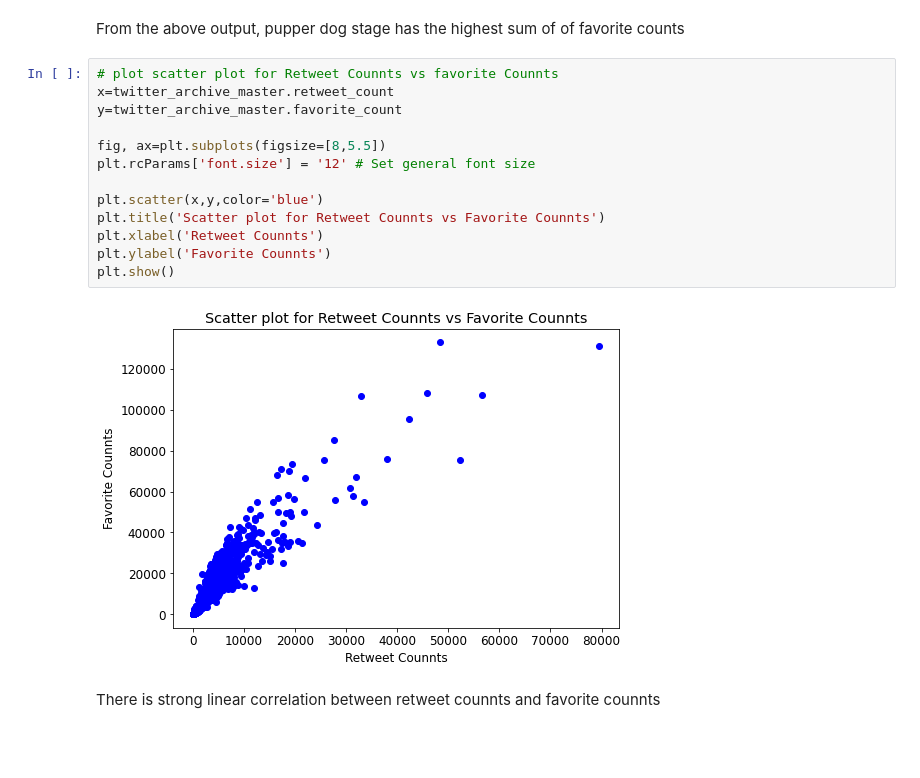
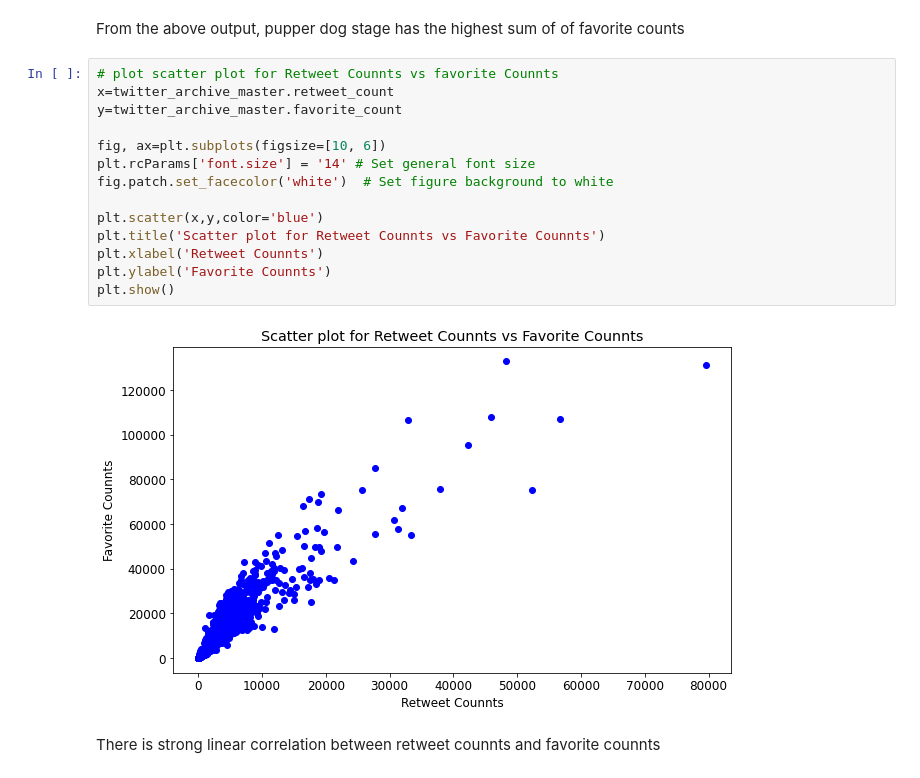
Before and after one commit to Daviedavie100/Data_wrangling-and-Analysis, a Jupyter notebook: wrangle_act.ipynb, the cells around one changed output. Saved outputs shown, nothing was run; the diff lists cells and outputs as text; blank space fills up the shorter version.

```diff
--- a/wrangle_act.ipynb
+++ b/wrangle_act.ipynb
@@ -1171,18 +1171,19 @@ From the above output, pupper dog stage has the highest sum of of favorite count
 # %%
 # plot scatter plot for Retweet Counnts vs favorite Counnts
 x=twitter_archive_master.retweet_count
 y=twitter_archive_master.favorite_count
 
-fig, ax=plt.subplots(figsize=[8,5.5])
-plt.rcParams['font.size'] = '12' # Set general font size
+fig, ax=plt.subplots(figsize=[10, 6])
+plt.rcParams['font.size'] = '14' # Set general font size
+fig.patch.set_facecolor('white')  # Set figure background to white
 
 plt.scatter(x,y,color='blue')
 plt.title('Scatter plot for Retweet Counnts vs Favorite Counnts')
 plt.xlabel('Retweet Counnts')
 plt.ylabel('Favorite Counnts')
 plt.show()
 # %% [output]
-[figure, old version]
+[figure, new version]
 # %% [markdown]
 There is strong linear correlation between retweet counnts and favorite counnts
 # %%
```
Also changed, not shown: parts of 8 cells of this notebook.
